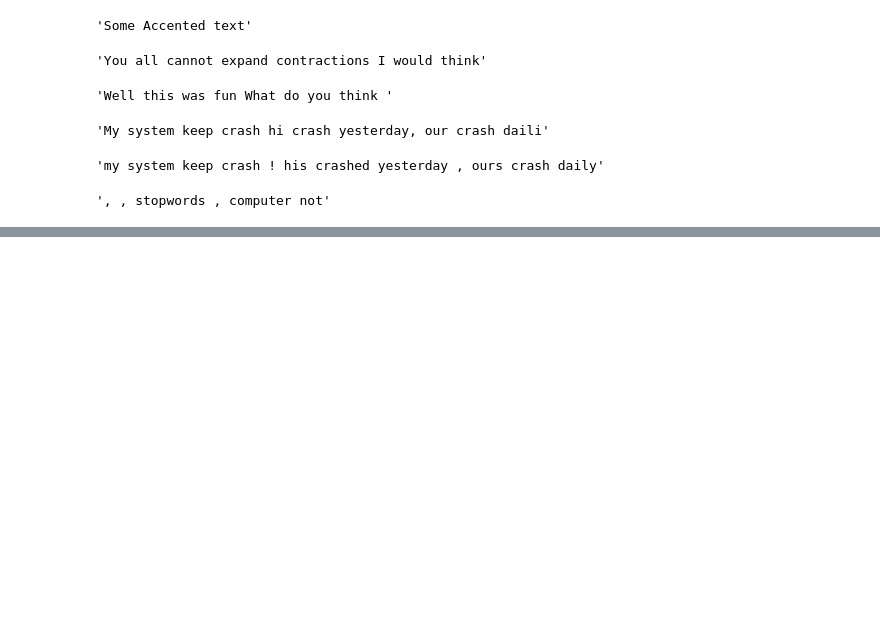
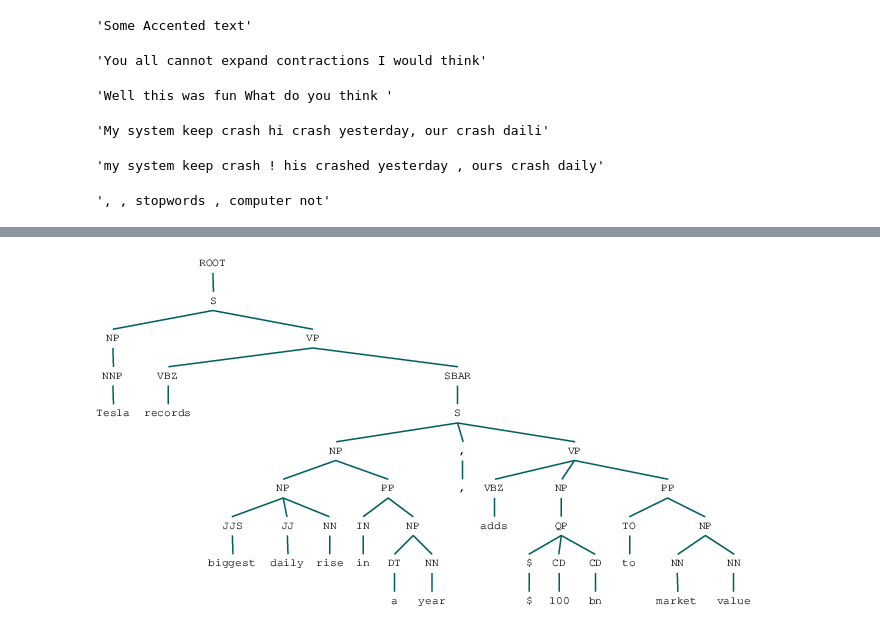
Before and after one commit to ArmandoXV/Sahllow-Parsing, a Jupyter notebook: Init.ipynb, the cells around one changed output, grey strips where cells are left out. Drawn from its saved outputs; the diff is of its cells as text; code cells hidden in the pictures; blank space fills up the shorter version.

```diff
--- a/Init.ipynb
+++ b/Init.ipynb
@@ -446,0 +538,13 @@ print(train_data[1])
+# %%
+# set java path
+import os
+java_path = r'C:\Program Files\Java\jre1.8.0_231\bin\java.exe'
+os.environ['JAVAHOME'] = java_path
+
+from nltk.parse.stanford import StanfordParser
+
+scp = StanfordParser(path_to_jar='D:/Repository/Sahllow-Parsing/stanford-parser-full-2015-04-20/stanford-parser.jar',
+                     path_to_models_jar='D:/Repository/Sahllow-Parsing/stanford-parser-full-2015-04-20/stanford-parser-3.5.2-models.jar')
+
+result = list(scp.raw_parse(sentence))
+print(result[0])
@@ -446,0 +569,5 @@ print(train_data[1])
+# %%
+from IPython.display import display
+display(result[0])
+# %% [output]
+[figure, added]
```
Also changed, not shown: parts of 15 cells of this notebook.
